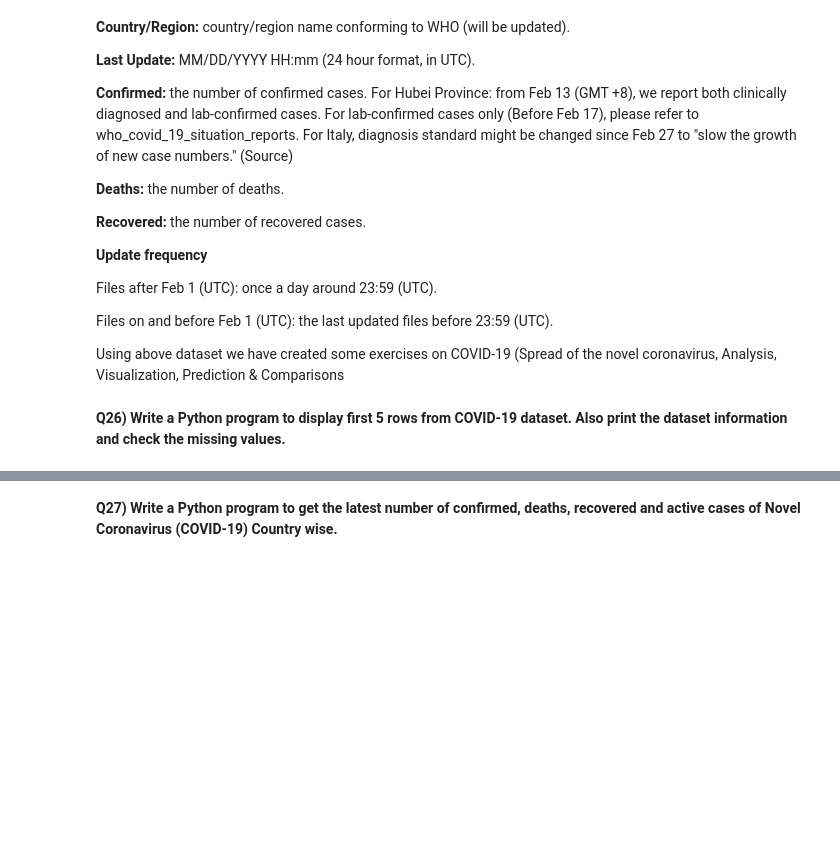
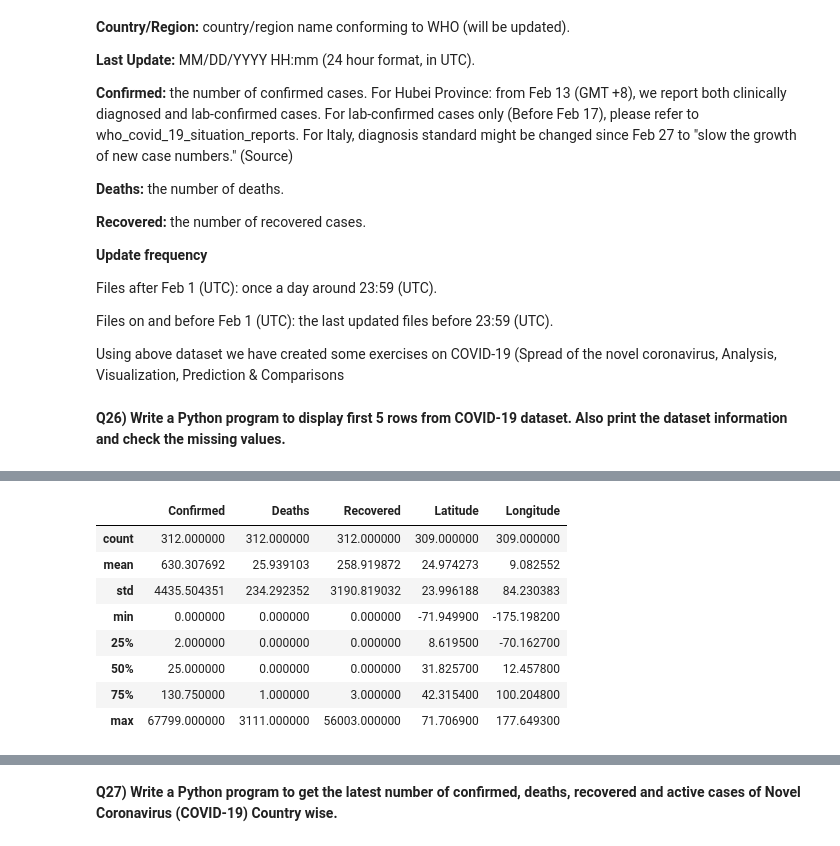
Before and after one commit to Jaya9522/almabetter_assignments, a Jupyter notebook: Copy_of_Assignment_Numpy_&_Pandas.ipynb, the cells around one changed output, grey strips where cells are left out. Drawn from its saved outputs; the diff is of its cells as text; code cells hidden in the pictures; blank space fills up the shorter version.

```diff
--- a/Copy_of_Assignment_Numpy_&_Pandas.ipynb
+++ b/Copy_of_Assignment_Numpy_&_Pandas.ipynb
@@ -441,0 +608,13 @@ covid_data= pd.read_csv('https://raw.githubusercontent.com/CSSEGISandData/COVID-
+# %%
+# checking descriptive information
+covid_data.describe()
+# %% [output]
+|  | Confirmed | Deaths | Recovered | Latitude | Longitude |
+| count | 312.000000 | 312.000000 | 312.000000 | 309.000000 | 309.000000 |
+| mean | 630.307692 | 25.939103 | 258.919872 | 24.974273 | 9.082552 |
+| std | 4435.504351 | 234.292352 | 3190.819032 | 23.996188 | 84.230383 |
+| min | 0.000000 | 0.000000 | 0.000000 | -71.949900 | -175.198200 |
+| 25% | 2.000000 | 0.000000 | 0.000000 | 8.619500 | -70.162700 |
+| 50% | 25.000000 | 0.000000 | 0.000000 | 31.825700 | 12.457800 |
+| 75% | 130.750000 | 1.000000 | 3.000000 | 42.315400 | 100.204800 |
+| max | 67799.000000 | 3111.000000 | 56003.000000 | 71.706900 | 177.649300 |
```
Also changed, not shown: parts of 29 cells of this notebook.
